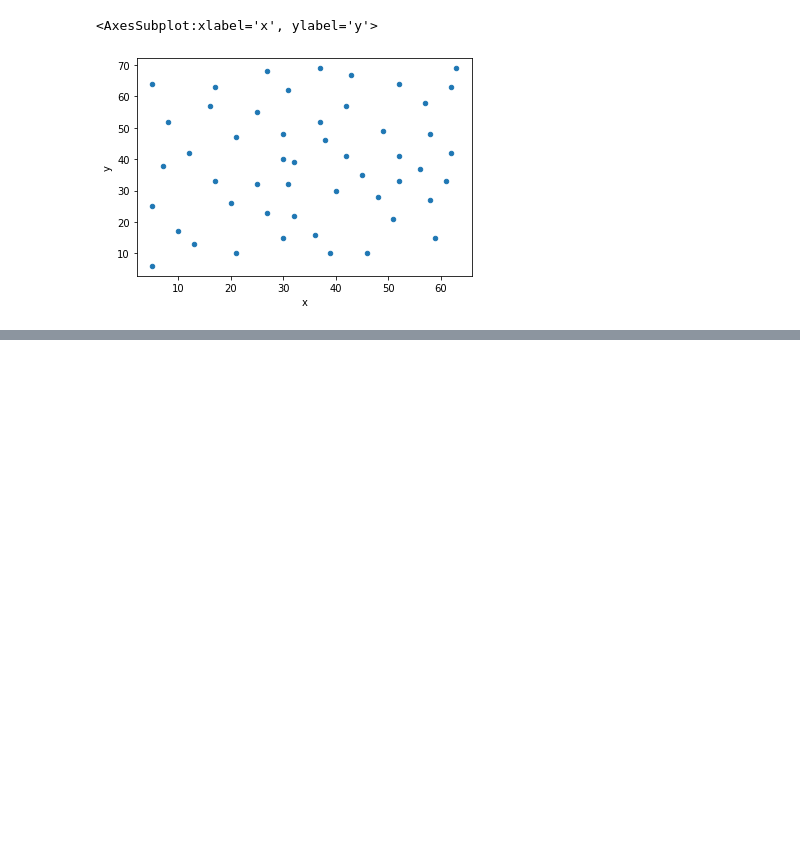
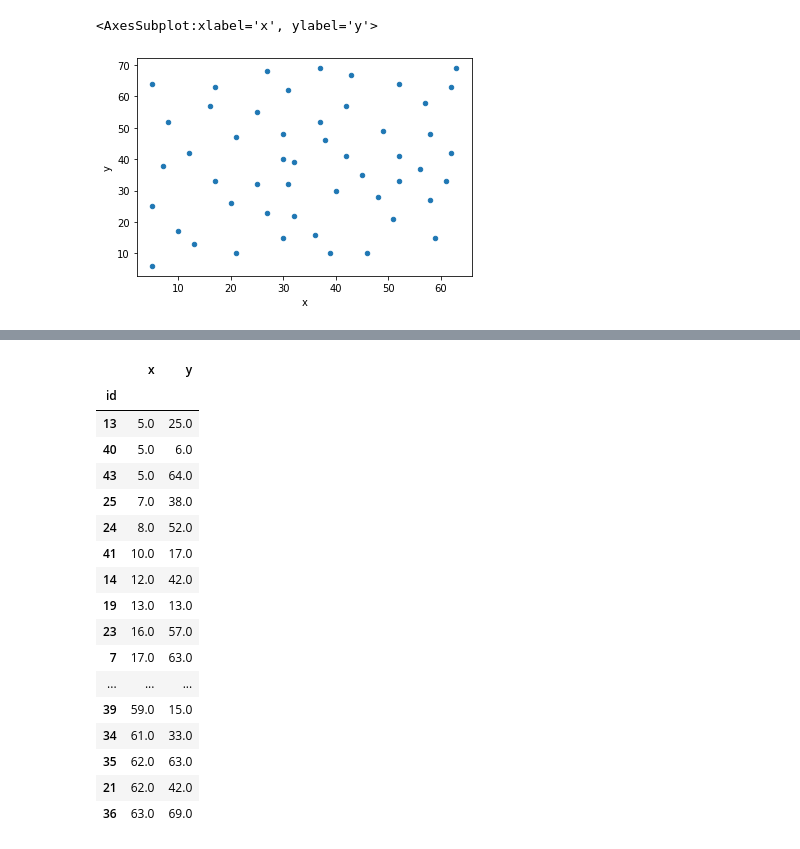
Before and after one commit to Caesar-blip/stochsim_assignment3, a Jupyter notebook: assignment3.ipynb, the cells around one changed output, grey strips where cells are left out. Cells and saved outputs as stored; diff of their text form; code cells hidden in the pictures; blank space fills up the shorter version.

```diff
--- a/assignment3.ipynb
+++ b/assignment3.ipynb
@@ -113,0 +114,21 @@ plot_solution(sol, df)
+# %%
+df
+# %% [output]
+|  | x | y |
+| id |  |  |
+| 13 | 5.0 | 25.0 |
+| 40 | 5.0 | 6.0 |
+| 43 | 5.0 | 64.0 |
+| 25 | 7.0 | 38.0 |
+| 24 | 8.0 | 52.0 |
+| 41 | 10.0 | 17.0 |
+| 14 | 12.0 | 42.0 |
+| 19 | 13.0 | 13.0 |
+| 23 | 16.0 | 57.0 |
+| 7 | 17.0 | 63.0 |
+| ... | ... | ... |
+| 39 | 59.0 | 15.0 |
+| 34 | 61.0 | 33.0 |
+| 35 | 62.0 | 63.0 |
+| 21 | 62.0 | 42.0 |
+| 36 | 63.0 | 69.0 |
```
Also changed, not shown: parts of 12 cells of this notebook.
